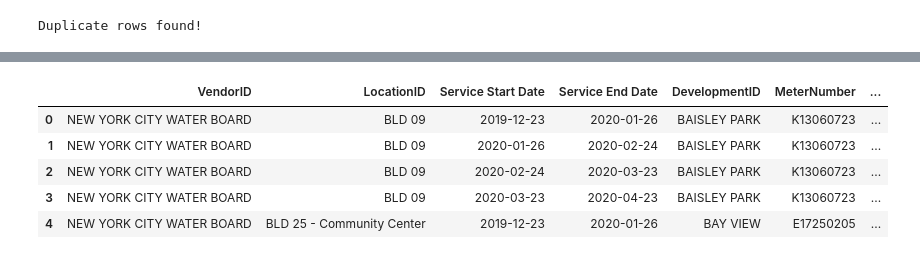
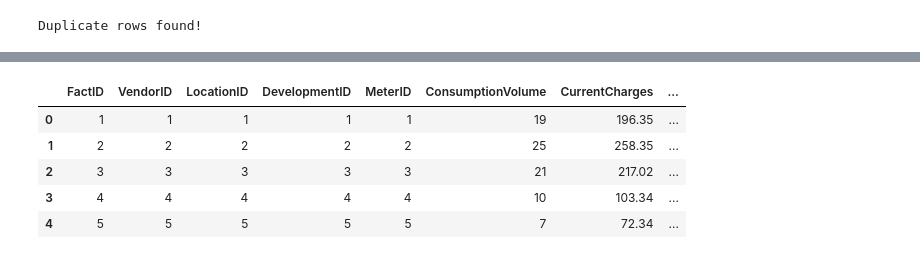
Before and after one commit to sarawexler/water-consumption-evaluation, a Jupyter notebook: scripts/Water_Consumption_ETL.ipynb, the cells around one changed output, grey strips where cells are left out. Drawn from its saved outputs; the diff is of its cells as text; code cells hidden in the pictures.

```diff
--- a/scripts/Water_Consumption_ETL.ipynb
+++ b/scripts/Water_Consumption_ETL.ipynb
@@ -262,8 +302,8 @@ unique_development_df
 # %%
-# Dim Meter
 unique_meter_numbers = consumption_water_df['Meter Number'].unique()
 unique_meter_df = pd.DataFrame(unique_meter_numbers, columns=['MeterNumber'])
 unique_meter_df['MeterAMR'] = consumption_water_df['Meter AMR']
+unique_meter_df['MeterAMR'].fillna('None', inplace=True)  # Fill NaN values with 'None'
 unique_meter_df['MeterScope'] = consumption_water_df['Meter Scope']
 
 # Applying the mapping to create a new column with descriptions
@@ -273,6 +313,12 @@ for column in ['MeterAMR', 'MeterScope']:
 # Filtering out any NA values if necessary
 unique_meter_df = unique_meter_df.dropna(subset=['MeterAMR'])
 
+# Add a MeterrID column with unique identifiers
+unique_meter_df['MeterID'] = range(1, len(unique_meter_df) + 1)
+
+new_order = ['MeterID','MeterNumber', 'MeterAMR', 'MeterScope']
+unique_meter_df = unique_meter_df[new_order]
+
 # Display the resulting dataframe
 unique_meter_df
 # %% [output]
@@ -329,4 +449,7 @@ unique_location_df
 # %%
+consumption_water_df['Service Start Date'] = pd.to_datetime(consumption_water_df['Service Start Date'])
+consumption_water_df['Service End Date'] = pd.to_datetime(consumption_water_df['Service End Date'])
+
 # Define the start and end dates for your date dimension
 start_date = consumption_water_df['Service Start Date'].min()
 end_date = consumption_water_df['Service End Date'].max()
@@ -349,6 +472,10 @@ date_df['WeekOfYear'] = date_df['Date'].dt.isocalendar().week
 new_order = ['DateID', 'Date', 'YearNumber', 'QuarterNumber', 'MonthNumber', 'DayNumber', 'MonthName', 'DayName', 'WeekOfYear']
 date_df = date_df[new_order]
 
+date_df.rename(columns={
+    'Date': 'DateIsoFormat'
+}, inplace=True)
+
 # Display the resulting DataFrame
 date_df
 # %% [output]
@@ -368,41 +545,62 @@ date_df
 # %%
 # Calculate service duration
 consumption_water_df['ServiceDuration'] = pd.to_datetime(consumption_water_df['Service End Date']) - pd.to_datetime(consumption_water_df['Service Start Date'])
 
 # Create FactID column
 consumption_water_df['FactID'] = range(1, len(consumption_water_df) + 1)
 
 # Rename columns
 new_column_names = {
-    'Vendor Name': 'VendorID',
-    'Location': 'LocationID',
-    'Development Name': 'DevelopmentID',
-    'Meter Number': 'MeterNumber',
+    'VendorID': 'VendorID',
+    'LocationID': 'LocationID',
+    'DevelopmentID': 'DevelopmentID',
+    'MeterID': 'MeterNumber',
     'Consumption (HCF)': 'ConsumptionVolume',
     'Current Charges': 'CurrentCharges',
     'Water&Sewer Charges': 'WaterAndSewerCharges',
     'Other Charges': 'OtherCharges'
 }
 
 consumption_water_df = consumption_water_df.rename(columns=new_column_names)
 
+# Define the columns
+required_columns = ['VendorID', 'LocationID', 'DevelopmentID', 'MeterID']
+
+# Check if the columns exist, and create them if they are missing
+for col in required_columns:
+    if col not in consumption_water_df.columns:
+        consumption_water_df[col] = 1  # You can replace None with appropriate default values if needed
+
+unique_meter_df['FactID'] = range(1, len(unique_meter_df) + 1)
+
 # Check if the columns exist in the DataFrame before reordering
-columns_to_order = ['VendorID', 'LocationID', 'Service Start Date', 'Service End Date', 'DevelopmentID', 'MeterNumber', 'ConsumptionVolume', 'CurrentCharges', 'WaterAndSewerCharges', 'OtherCharges', 'ServiceDuration']
+columns_to_order = ['FactID', 'VendorID', 'LocationID', 'ServiceStartDateID', 'ServiceEndDateID', 'DevelopmentID', 'MeterID', 'ConsumptionVolume', 'CurrentCharges', 'WaterAndSewerCharges', 'OtherCharges', 'ServiceDuration', 'Service Start Date', 'Service End Date']
 existing_columns = [col for col in columns_to_order if col in consumption_water_df.columns]
 
 # Reorder columns
 consumption_water_df = consumption_water_df[existing_columns]
 
 # Create ServiceStartDateID and ServiceEndDateID
 consumption_water_df['ServiceStartDateID'] = pd.to_datetime(consumption_water_df['Service Start Date']).dt.strftime('%Y%m%d%H')
 consumption_water_df['ServiceEndDateID'] = pd.to_datetime(consumption_water_df['Service End Date']).dt.strftime('%Y%m%d%H')
 
+# Convert columns to integer type after ensuring there are no missing values
+consumption_water_df['DevelopmentID'] = consumption_water_df['DevelopmentID'].fillna(0).astype(int)
+consumption_water_df['MeterID'] = consumption_water_df['MeterID'].fillna(0).astype(int)
+consumption_water_df['LocationID'] = consumption_water_df['LocationID'].fillna(0).astype(int)
+
+# Add a VendorID column with unique identifiers
+consumption_water_df['VendorID'] = range(1, len(consumption_water_df) + 1)
+consumption_water_df['LocationID'] = range(1, len(consumption_water_df) + 1)
+consumption_water_df['DevelopmentID'] = range(1, len(consumption_water_df) + 1)
+consumption_water_df['MeterID'] = range(1, len(consumption_water_df) + 1)
+
 # Display the DataFrame
 consumption_water_df.head()
 # %% [output]
-|  | VendorID | LocationID | Service Start Date | Service End Date | DevelopmentID | MeterNumber | ... |
-| 0 | NEW YORK CITY WATER BOARD | BLD 09 | 2019-12-23 | 2020-01-26 | BAISLEY PARK | K13060723 | ... |
-| 1 | NEW YORK CITY WATER BOARD | BLD 09 | 2020-01-26 | 2020-02-24 | BAISLEY PARK | K13060723 | ... |
-| 2 | NEW YORK CITY WATER BOARD | BLD 09 | 2020-02-24 | 2020-03-23 | BAISLEY PARK | K13060723 | ... |
-| 3 | NEW YORK CITY WATER BOARD | BLD 09 | 2020-03-23 | 2020-04-23 | BAISLEY PARK | K13060723 | ... |
-| 4 | NEW YORK CITY WATER BOARD | BLD 25 - Community Center | 2019-12-23 | 2020-01-26 | BAY VIEW | E17250205 | ... |
+|  | FactID | VendorID | LocationID | DevelopmentID | MeterID | ConsumptionVolume | CurrentCharges | ... |
+| 0 | 1 | 1 | 1 | 1 | 1 | 19 | 196.35 | ... |
+| 1 | 2 | 2 | 2 | 2 | 2 | 25 | 258.35 | ... |
+| 2 | 3 | 3 | 3 | 3 | 3 | 21 | 217.02 | ... |
+| 3 | 4 | 4 | 4 | 4 | 4 | 10 | 103.34 | ... |
+| 4 | 5 | 5 | 5 | 5 | 5 | 7 | 72.34 | ... |
```
Also changed, not shown: parts of 30 cells of this notebook, 1 other file.
